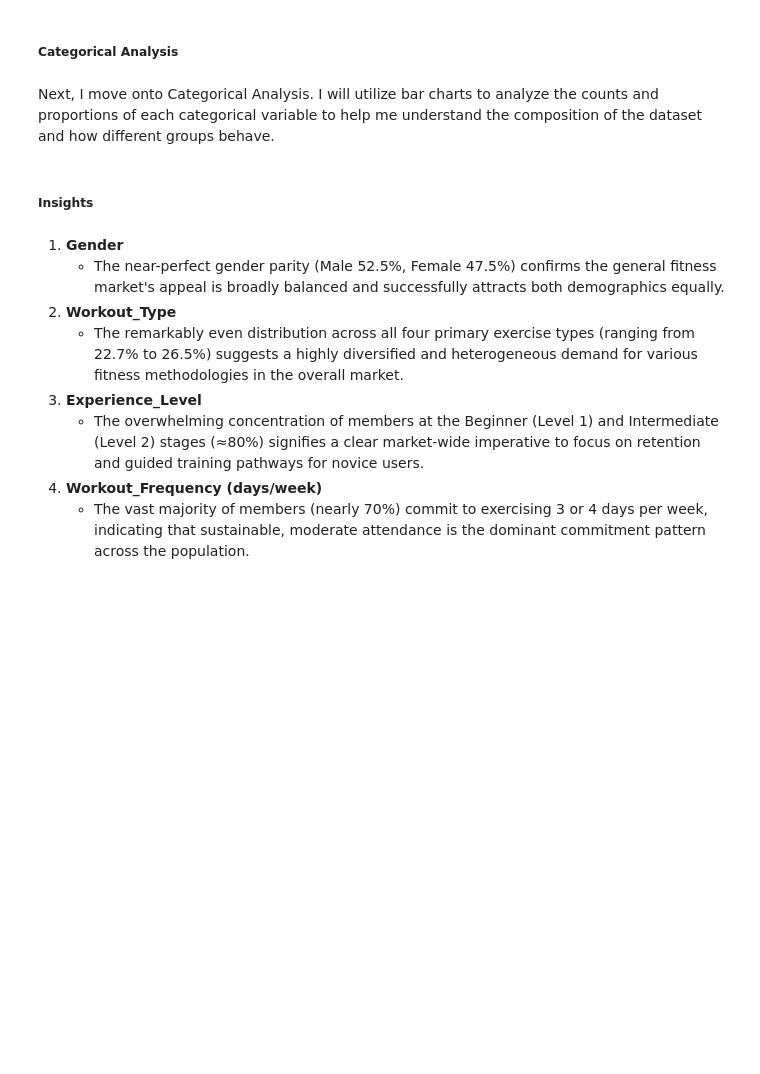
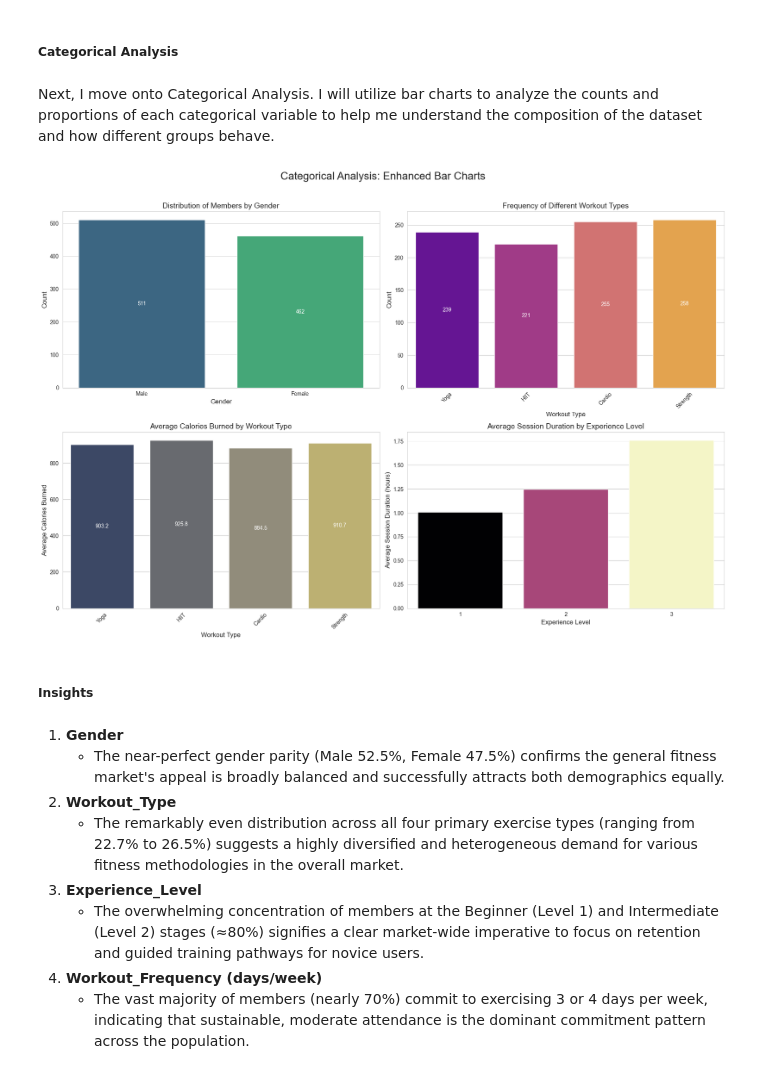
Before and after one commit to axelcabato/da-proj-1, a Jupyter notebook: 1stDAProject.ipynb, the cells around one changed output. Cells and saved outputs as stored; diff of their text form; code cells hidden in the pictures; blank space fills up the shorter version.

```diff
--- a/1stDAProject.ipynb
+++ b/1stDAProject.ipynb
@@ -216,7 +301,7 @@ def create_count_and_bar_charts(df):
 
     # --- Plot 1: Count of Gender (Labels on top) ---
     # Add hue=x to avoid Seaborn deprecation warning.
-    sns.countplot(x='Gender', hue='Gender', data=df,
+    sns.countplot(x='Gender', hue='Gender', data=df_copy,
                   ax=axes[0], palette='viridis')
     axes[0].set_title('Distribution of Members by Gender', fontsize=14)
     axes[0].set_xlabel('Gender', fontsize=12)
@@ -227,7 +312,7 @@ def create_count_and_bar_charts(df):
     # --- Plot 2: Count of Workout Type (Labels within) ---
     # Add hue=x to avoid Seaborn deprecation warning.
     sns.countplot(x='Workout_Type', hue='Workout_Type',
-                  data=df, ax=axes[1], palette='plasma')
+                  data=df_copy, ax=axes[1], palette='plasma')
     axes[1].set_title('Frequency of Different Workout Types', fontsize=14)
     axes[1].set_xlabel('Workout Type', fontsize=12)
     axes[1].set_ylabel('Count', fontsize=12)
@@ -239,38 +324,40 @@ def create_count_and_bar_charts(df):
     # --- Plot 3: Average Calories Burned by Workout Type (Labels within) ---
     # Add hue=x to avoid Seaborn deprecation warning.
     sns.barplot(x='Workout_Type', y='Calories_Burned', hue='Workout_Type',
-                data=df, ax=axes[2], palette='cividis', errorbar=None)
+                data=df_copy, ax=axes[2], palette='cividis', errorbar=None)
     axes[2].set_title('Average Calories Burned by Workout Type', fontsize=14)
     axes[2].set_xlabel('Workout Type', fontsize=12)
     axes[2].set_ylabel('Average Calories Burned', fontsize=12)
     # Rotate x-axis labels for readability
     axes[2].tick_params(axis='x', rotation=45)
     # Add labels using the utility function, placed within, formatted to one decimal place
     add_value_labels(axes[2], position='within', fmt='{:.1f}')
 
     # --- Plot 4: Average Session Duration by Experience Level (Labels on top) ---
     # Add hue=x to avoid Seaborn deprecation warning.
     sns.barplot(x='Experience_Level', y='Session_Duration (hours)', hue='Experience_Level',
-                data=df, ax=axes[3], palette='magma', errorbar=None, legend=False)
+                data=df_copy, ax=axes[3], palette='magma', errorbar=None, legend=False)
     axes[3].set_title(
         'Average Session Duration by Experience Level', fontsize=14)
     axes[3].set_xlabel('Experience Level', fontsize=12)
     axes[3].set_ylabel('Average Session Duration (hours)', fontsize=12)
     # Ensure x-axis labels are integers
     axes[3].xaxis.set_major_locator(plt.MaxNLocator(integer=True))
 
     # Add a main title for the entire figure
     fig.suptitle('Categorical Analysis: Enhanced Bar Charts',
                  fontsize=20, y=1.02)
 
     # Automatically adjust subplot parameters to give a tight layout
     plt.tight_layout()
 
     # Display the plots
     plt.show()
 
 
-create_count_and_bar_charts(df)
+create_count_and_bar_charts(df_copy)
+# %% [output]
+[figure, added]
 # %% [markdown]
 ##### Insights
 # %% [markdown]
```
Also changed, not shown: parts of 13 cells of this notebook, 1 other file.
